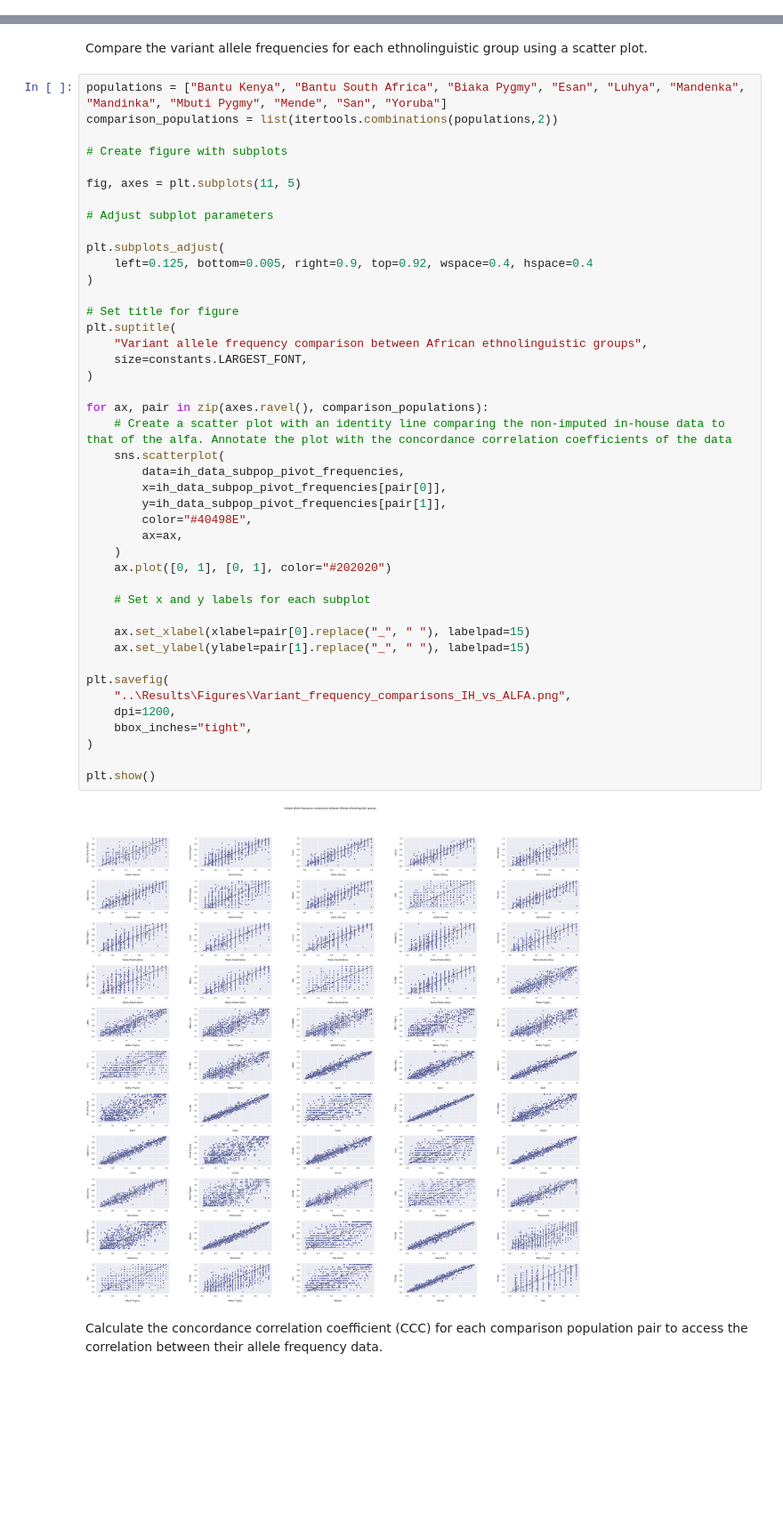
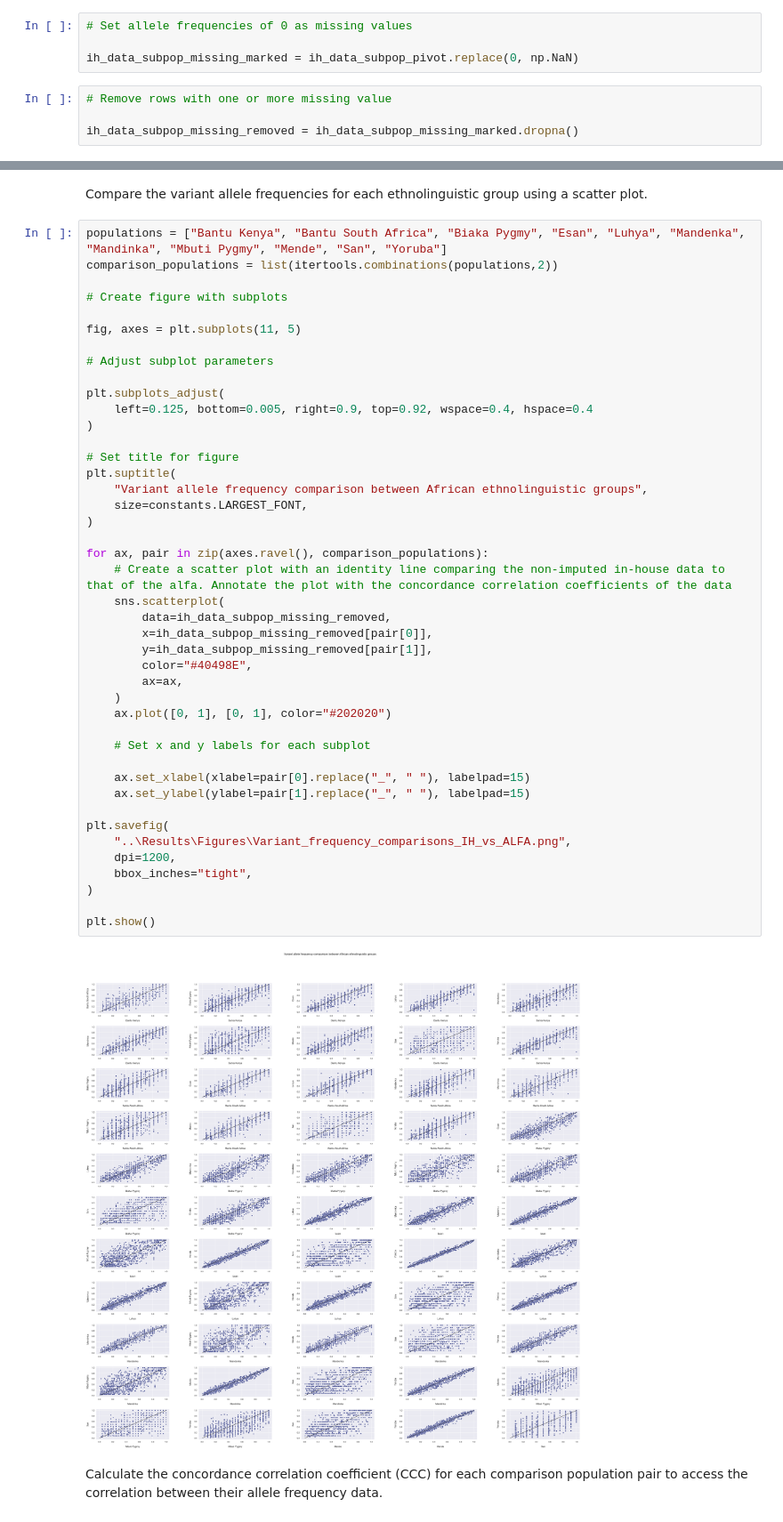
Before and after one commit to MeganHolborn/Genetic_data_analysis, a Jupyter notebook: Notebooks/Analysis_and_Visualisation/5-Variant_frequency_comparisons.ipynb, the cells around one changed output, grey strips where cells are left out. Shown: that part at 89% size. Drawn from its saved outputs; the diff is of its cells as text; blank space fills up the shorter version.

```diff
--- a/Notebooks/Analysis_and_Visualisation/5-Variant_frequency_comparisons.ipynb
+++ b/Notebooks/Analysis_and_Visualisation/5-Variant_frequency_comparisons.ipynb
@@ -143,3 +131,11 @@ ih_data_subpop_pivot_frequencies = ih_data_subpop_pivot[
+# %%
+# Set allele frequencies of 0 as missing values
+
+ih_data_subpop_missing_marked = ih_data_subpop_pivot.replace(0, np.NaN)
+# %%
+# Remove rows with one or more missing value
+
+ih_data_subpop_missing_removed = ih_data_subpop_missing_marked.dropna()
 # %% [markdown]
 How many variants are present in all ethnolinguistic groups?
 # %%
@@ -175,37 +171,37 @@ plt.subplots_adjust(
     left=0.125, bottom=0.005, right=0.9, top=0.92, wspace=0.4, hspace=0.4
 )
 
 # Set title for figure
 plt.suptitle(
     "Variant allele frequency comparison between African ethnolinguistic groups",
     size=constants.LARGEST_FONT,
 )
 
 for ax, pair in zip(axes.ravel(), comparison_populations):
     # Create a scatter plot with an identity line comparing the non-imputed in-house data to that of the alfa. Annotate the plot with the concordance correlation coefficients of the data
     sns.scatterplot(
-        data=ih_data_subpop_pivot_frequencies,
-        x=ih_data_subpop_pivot_frequencies[pair[0]],
-        y=ih_data_subpop_pivot_frequencies[pair[1]],
+        data=ih_data_subpop_missing_removed,
+        x=ih_data_subpop_missing_removed[pair[0]],
+        y=ih_data_subpop_missing_removed[pair[1]],
         color="#40498E",
         ax=ax,
     )
     ax.plot([0, 1], [0, 1], color="#202020")
 
     # Set x and y labels for each subplot
 
     ax.set_xlabel(xlabel=pair[0].replace("_", " "), labelpad=15)
     ax.set_ylabel(ylabel=pair[1].replace("_", " "), labelpad=15)
 
 plt.savefig(
     "..\Results\Figures\Variant_frequency_comparisons_IH_vs_ALFA.png",
     dpi=1200,
     bbox_inches="tight",
 )
 
 plt.show()
 # %% [output]
-[figure, old version]
+[figure, new version]
 # %% [markdown]
 Calculate the concordance correlation coefficient (CCC) for each comparison population pair to access the correlation between their allele frequency data.
 # %%
```
Also changed, not shown: parts of 20 cells of this notebook, 23 other files.
